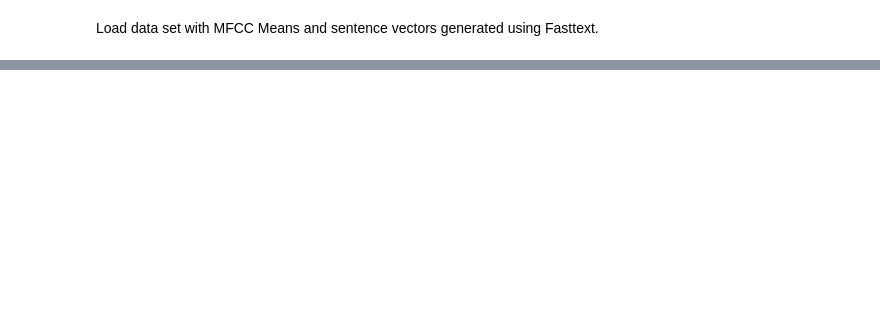
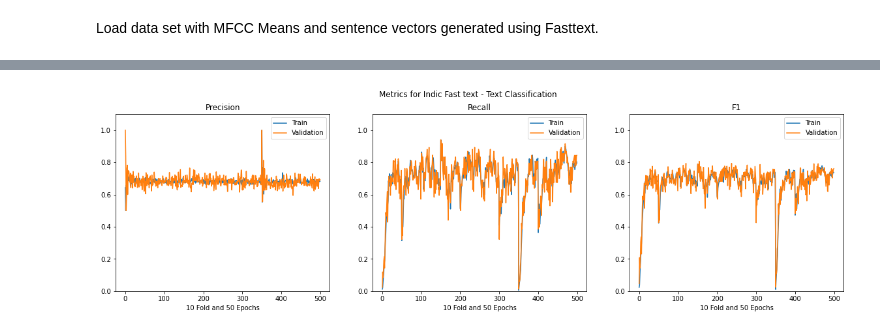
Before and after one commit to pradeep-miriyala/multi-modal-aud-nlp-models, a Jupyter notebook: notebooks/FT_Vectors_and_MFCC_Fusion.ipynb, the cells around one changed output, grey strips where cells are left out. Saved outputs shown, nothing was run; the diff lists cells and outputs as text; code cells hidden in the pictures; blank space fills up the shorter version.

```diff
--- a/notebooks/FT_Vectors_and_MFCC_Fusion.ipynb
+++ b/notebooks/FT_Vectors_and_MFCC_Fusion.ipynb
@@ -274,0 +263,2 @@ plot_results(ft_fusion_results,'Fast text Fusion Model')
+# %%
+indic_ft_results = k_fold_model_preparation(device, False, data, 'indic_ft_vector', k_folds=10, epochs=50, balance_classes=True, dropout_level=0.5, lr=1e-4)
@@ -274,0 +283,4 @@ plot_results(ft_fusion_results,'Fast text Fusion Model')
+# %%
+plot_results(indic_ft_results,'Indic Fast text - Text Classification')
+# %% [output]
+[figure, added]
```
Also changed, not shown: parts of 9 cells of this notebook.
